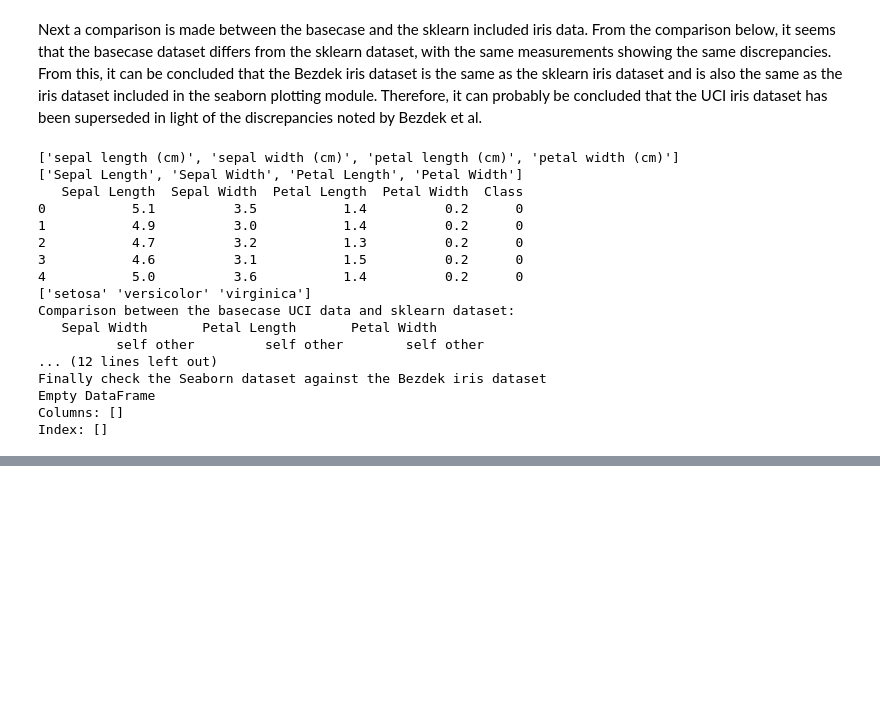
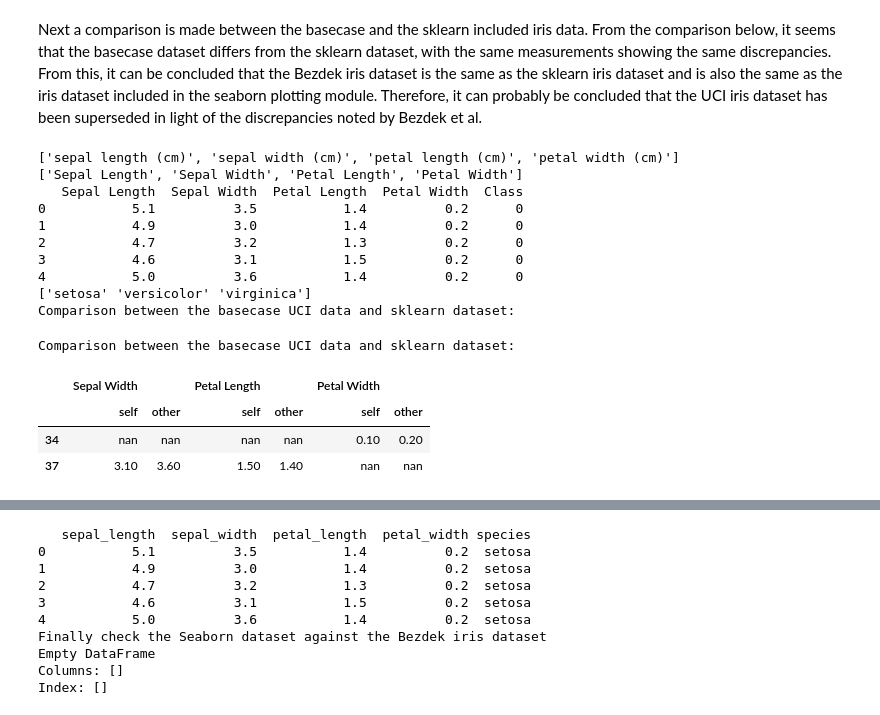
Before and after one commit to Eilis9/pands-project, a Jupyter notebook: analysis.ipynb, the cells around one changed output, grey strips where cells are left out. Saved outputs shown, nothing was run; the diff lists cells and outputs as text; code cells hidden in the pictures; blank space fills up the shorter version.

```diff
--- a/analysis.ipynb
+++ b/analysis.ipynb
@@ -490,41 +514,42 @@ sklearn_iris.columns = variables_wo_class
 sklearn_iris['Class'] = sklearn_iris_bunch.target
 # Class is a digit with the reference in .target_names
 print(sklearn_iris.head(5))
 print(sklearn_iris_bunch.target_names)
 # Set up a reference dictionary to replace Class data with the iris name
 ref_dict = {}
 for i, row in enumerate(sklearn_iris_bunch.target_names.tolist()):
     ref_dict[i] = "Iris-" + row
 # Replace the class data with the dictionary as a reference [52]
 sklearn_iris['Class']  = sklearn_iris['Class'].replace(ref_dict)
+
 # Compare the sklearn dataset with the basecase
-print("Comparison between the basecase UCI data and sklearn dataset:")
-print(data.compare(sklearn_iris))
-print("Comparison between the Bezdek Iris dataset and sklearn dataset:")
-print(bezdek_iris.compare(sklearn_iris))
+print("Comparison between the basecase UCI data and sklearn dataset:") # required a styler here
+bc_styler = data.compare(sklearn_iris).style.format(precision=2).set_caption("Comparison between the basecase UCI data and sklearn dataset:")
+display(bc_styler)
+sk_styler = bezdek_iris.compare(sklearn_iris).style.set_caption("Comparison between the Bezdek Iris dataset and sklearn dataset:")
+display(sk_styler)
+#print(bezdek_iris.compare(sklearn_iris))
 # Finally check the seaborn iris dataset
 seaborn_iris = sns.load_dataset('iris')
 print(seaborn_iris.head(5))
 # Format to make the headers and class the same
 seaborn_iris.columns = data.columns
 seaborn_iris['Class'] = "Iris-" + seaborn_iris['Class']
 print("Finally check the Seaborn dataset against the Bezdek iris dataset")
 print(seaborn_iris.compare(bezdek_iris))
 # %% [output]
 ['sepal length (cm)', 'sepal width (cm)', 'petal length (cm)', 'petal width (cm)']
 ['Sepal Length', 'Sepal Width', 'Petal Length', 'Petal Width']
    Sepal Length  Sepal Width  Petal Length  Petal Width  Class
 0           5.1          3.5           1.4          0.2      0
 1           4.9          3.0           1.4          0.2      0
 2           4.7          3.2           1.3          0.2      0
 3           4.6          3.1           1.5          0.2      0
 4           5.0          3.6           1.4          0.2      0
 ['setosa' 'versicolor' 'virginica']
 Comparison between the basecase UCI data and sklearn dataset:
-   Sepal Width       Petal Length       Petal Width
-          self other         self other        self other
-... (12 lines left out)
-Finally check the Seaborn dataset against the Bezdek iris dataset
-Empty DataFrame
-Columns: []
-Index: []
+Comparison between the basecase UCI data and sklearn dataset:
+|  | Sepal Width |  | Petal Length |  | Petal Width |  |
+|  | self | other | self | other | self | other |
+| 34 | nan | nan | nan | nan | 0.10 | 0.20 |
+| 37 | 3.10 | 3.60 | 1.50 | 1.40 | nan | nan |
@@ -531 +557,11 @@ Index: []
+   sepal_length  sepal_width  petal_length  petal_width species
+0           5.1          3.5           1.4          0.2  setosa
+1           4.9          3.0           1.4          0.2  setosa
+2           4.7          3.2           1.3          0.2  setosa
+3           4.6          3.1           1.5          0.2  setosa
+4           5.0          3.6           1.4          0.2  setosa
+Finally check the Seaborn dataset against the Bezdek iris dataset
+Empty DataFrame
+Columns: []
+Index: []
 # %% [markdown]
```
Also changed, not shown: parts of 7 cells of this notebook, 5 other files.
